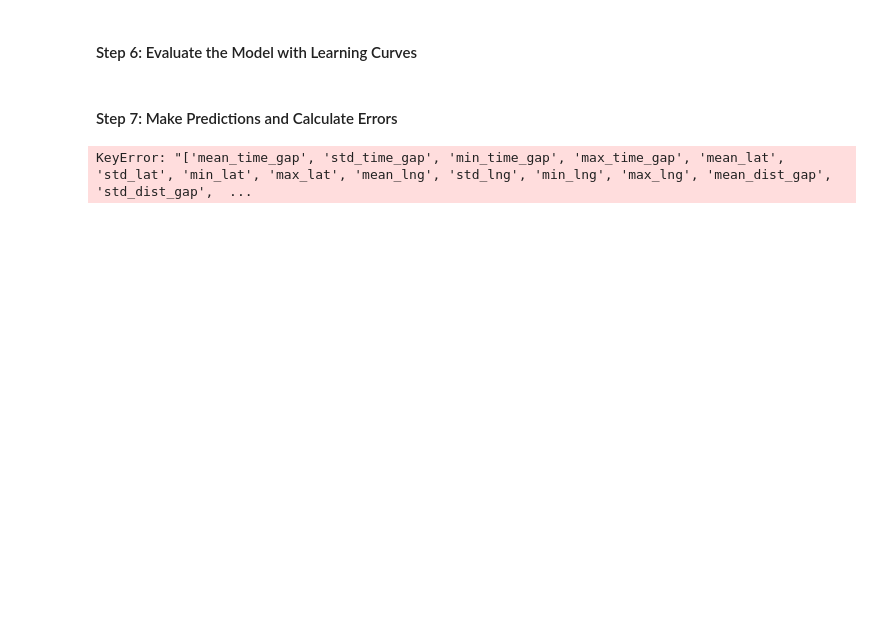
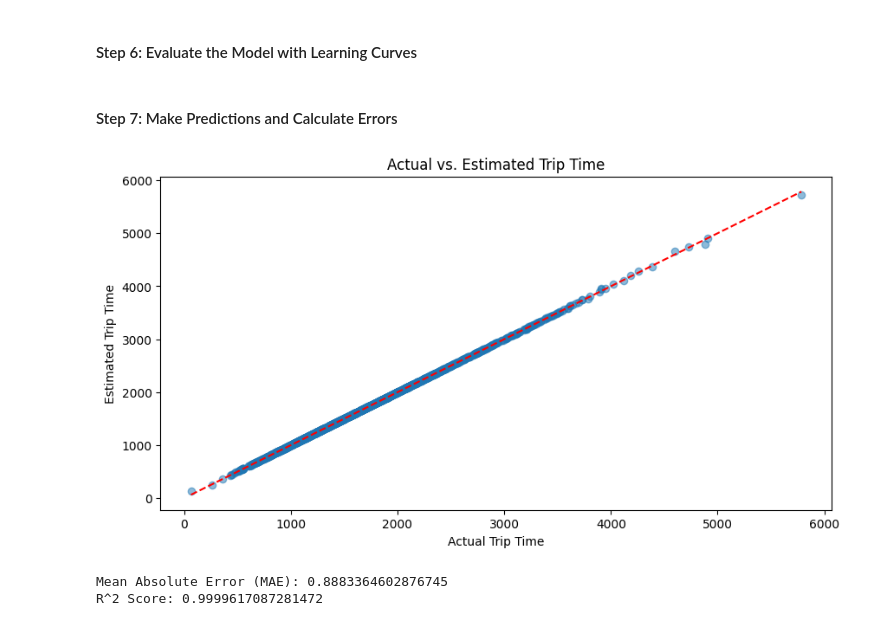
Before and after one commit to nadabadawi/eta-rfr, a Jupyter notebook: careem_rfr.ipynb, the cells around one changed output. Drawn from its saved outputs; the diff is of its cells as text; code cells hidden in the pictures; blank space fills up the shorter version.

Commit message:
Retrained model without feature engineering

```diff
--- a/careem_rfr.ipynb
+++ b/careem_rfr.ipynb
@@ -99,8 +128,6 @@ X_train, X_test, y_train, y_test = train_test_split(X, y, test_size=0.25, random
 # %% [markdown]
 ##### Only one parameter
 # %%
-from sklearn.ensemble import RandomForestRegressor
-
 # Recommended initial hyperparameter values
 n_estimators = 100
 max_depth = None  # Let the tree grow until all leaves are pure or until they contain less than min_samples_split samples
@@ -119,12 +146,10 @@ model = RandomForestRegressor(
     criterion=criterion
 )
 
-model.fit(X_train, y_train)
+model.fit(X_train.drop(columns=['trip_time']), y_train)
 
 # Evaluate the model
-from sklearn.metrics import mean_squared_error
-
-y_pred = model.predict(X_test)
+y_pred = model.predict(X_test.drop(columns=['trip_time']))
 rmse = mean_squared_error(y_test, y_pred, squared=False)
 
 print(f'Root Mean Squared Error (RMSE): {rmse}')
@@ -142,33 +168,38 @@ fig.add_trace(go.Scatter(x=train_sizes, y=-np.mean(valid_scores, axis=1), name='
 fig.show()
 # %% [markdown]
 #### Step 7: Make Predictions and Calculate Errors
-# %%
-# def estimations(test_data, model):
-#     test_data['trip_time_estimate'] = model.predict(test_data.drop(columns=['trip_time']))
-#     test_data['error'] = test_data['trip_time'] - test_data['trip_time_estimate']
-#     test_data = test_data.query("error < 3600")
-#     return test_data
-
-# plot_df = estimations(df.loc[X_test.index], model)
-
-# # Plotting and metrics functions can be reused as is
-# plot_graphs(plot_df)
-# get_metrics(plot_df)
-
-def estimations(test_data, model, feature_names):
-    test_data = test_data[feature_names]
-    test_data['trip_time_estimate'] = model.predict(test_data)
-    test_data['error'] = test_data['trip_time'] - test_data['trip_time_estimate']
-    test_data = test_data.query("error < 3600")
-    return test_data
-
-# Get the feature names used during training
-feature_names = X_train.columns.tolist()
-
-plot_df = estimations(df.loc[X_test.index], model, feature_names)
-
-# Assuming plot_graphs and get_metrics are defined elsewhere
-plot_graphs(plot_df)
-get_metrics(plot_df)
-# %% [output]
-KeyError: "['mean_time_gap', 'std_time_gap', 'min_time_gap', 'max_time_gap', 'mean_lat', 'std_lat', 'min_lat', 'max_lat', 'mean_lng', 'std_lng', 'min_lng', 'max_lng', 'mean_dist_gap', 'std_dist_gap',  ...
+# %%
+def estimations(test_data, model, feature_names):
+    features_data = test_data[feature_names]
+    test_data['trip_time_estimate'] = model.predict(features_data)
+    test_data['error'] = test_data['trip_time'] - test_data['trip_time_estimate']
+    test_data = test_data.query("error < 3600")
+    return test_data
+
+# Get the feature names used during training
+feature_names = X_train.drop(columns=['trip_time']).columns.tolist()
+
+def plot_graphs(plot_df):
+    plt.figure(figsize=(10, 5))
+    plt.scatter(plot_df['trip_time'], plot_df['trip_time_estimate'], alpha=0.5)
+    plt.plot([plot_df['trip_time'].min(), plot_df['trip_time'].max()],
+             [plot_df['trip_time'].min(), plot_df['trip_time'].max()], 'r--')
+    plt.xlabel('Actual Trip Time')
+    plt.ylabel('Estimated Trip Time')
+    plt.title('Actual vs. Estimated Trip Time')
+    plt.show()
+
+def get_metrics(plot_df):
+    mae = mean_absolute_error(plot_df['trip_time'], plot_df['trip_time_estimate'])
+    r2 = r2_score(plot_df['trip_time'], plot_df['trip_time_estimate'])
+    print(f'Mean Absolute Error (MAE): {mae}')
+    print(f'R^2 Score: {r2}')
+
+# Assuming plot_df is defined from the previous estimations step
+plot_df = estimations(X_test, model, feature_names)
+plot_graphs(plot_df)
+get_metrics(plot_df)
+# %% [output]
+[figure, added]
+Mean Absolute Error (MAE): 0.8883364602876745
+R^2 Score: 0.9999617087281472
```
Also changed, not shown: parts of 8 cells of this notebook, 5 other files.
